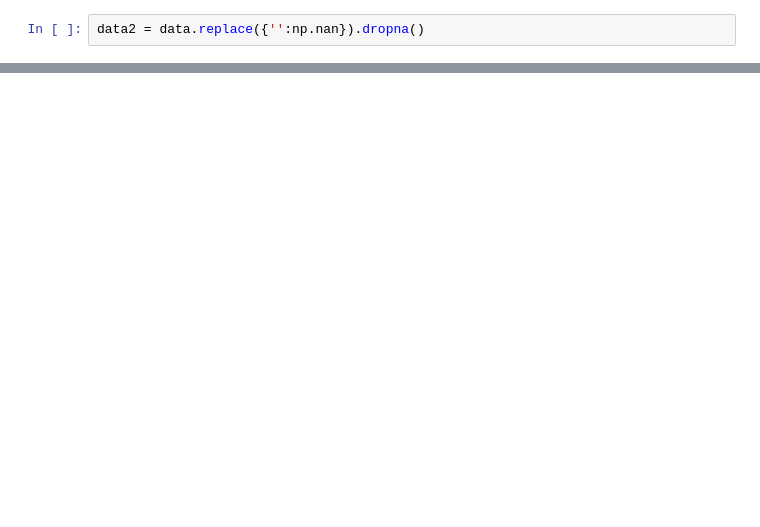
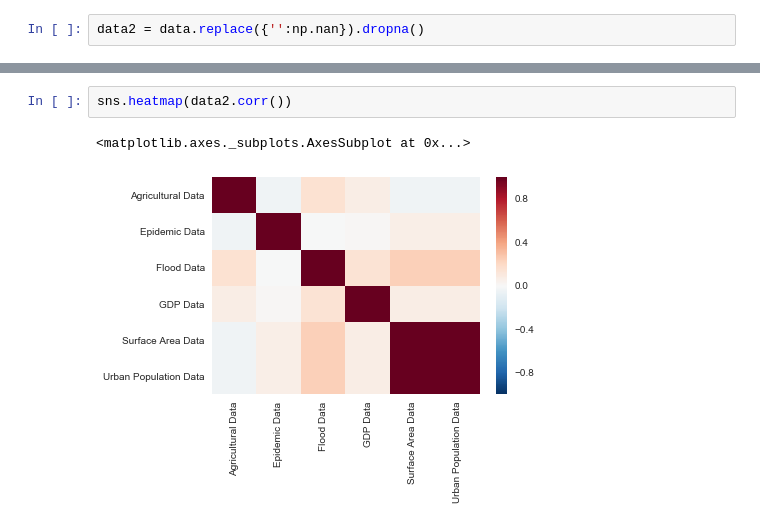
Before and after one commit to mike-gee/datascience, a Jupyter notebook: findingCorrelation.ipynb, the cells around one changed output, grey strips where cells are left out. Saved outputs shown, nothing was run; the diff lists cells and outputs as text; blank space fills up the shorter version.

```diff
--- a/findingCorrelation.ipynb
+++ b/findingCorrelation.ipynb
@@ -297,0 +271,5 @@ data2
+# %%
+sns.heatmap(data2.corr())
+# %% [output]
+<matplotlib.axes._subplots.AxesSubplot at 0x...>
+[figure, added]
```
Also changed, not shown: parts of 4 cells of this notebook.
